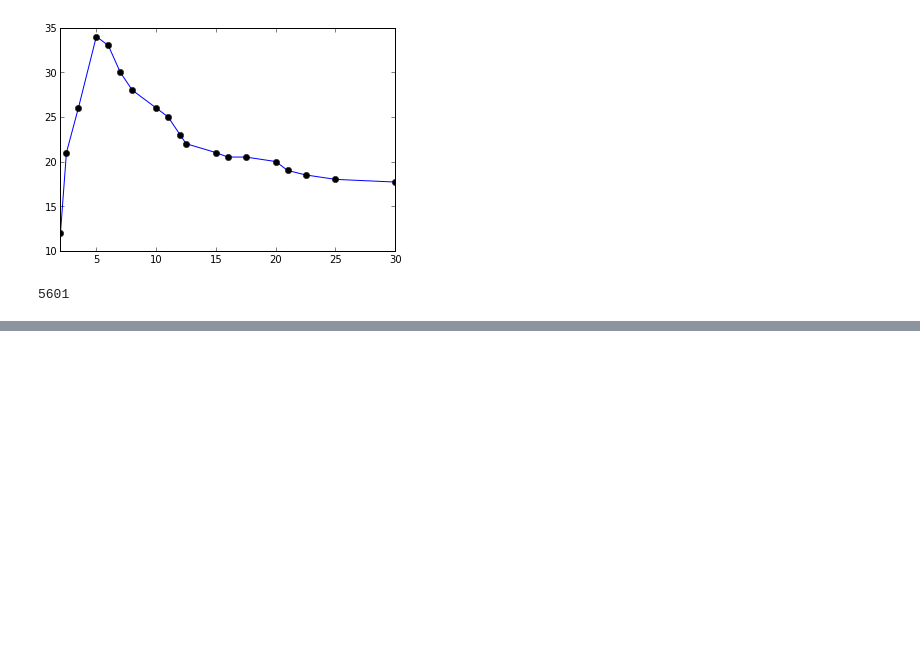
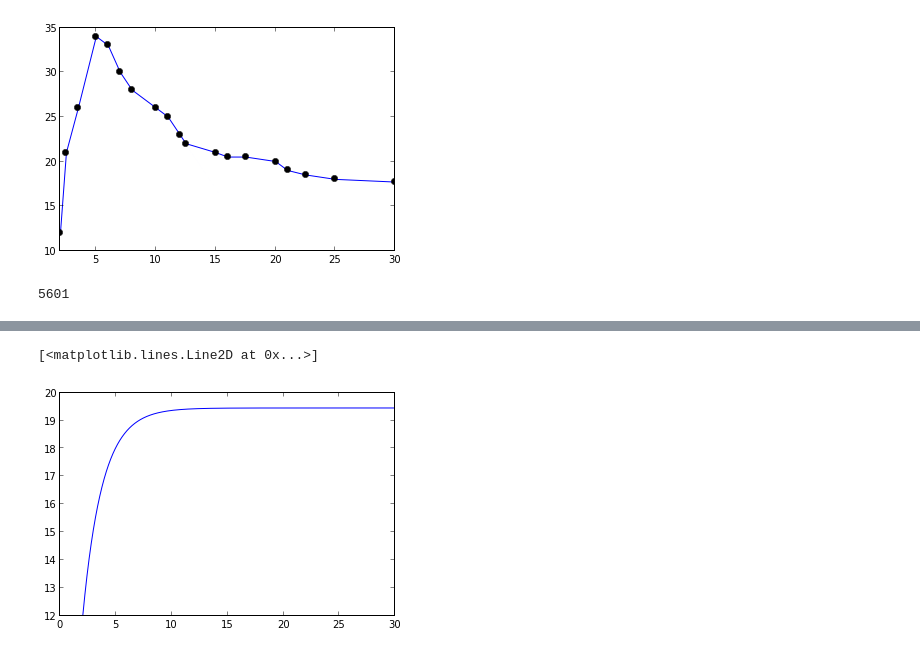
Before and after one commit to HalbardHobby/FisicaComputacional, a Jupyter notebook: Tarea8/Tarea8.ipynb, the cells around one changed output, grey strips where cells are left out. Cells and saved outputs as stored; diff of their text form; code cells hidden in the pictures; blank space fills up the shorter version.

```diff
--- a/Tarea8/Tarea8.ipynb
+++ b/Tarea8/Tarea8.ipynb
@@ -136,2 +134,74 @@ print alpha, beta, s0, km1, km2
 # %%
 #y he ahi un minimo local.
+def chi_sq(p_r):
+    return cost_j(p_r)*len(t)
+# %%
+#ahora se intenta Markov
+alpha_h=[]
+alpha_h.append(alpha)
+beta_h=[]
+beta_h.append(beta)
+s0_h=[]
+s0_h.append(s0)
+km1_h=[]
+km1_h.append(km1)
+km2_h=[]
+km2_h.append(km2)
+cos_h=[]
+cos_h.append(chi_sq(p_t))
+# %%
+n_it=200
+p_ini=[]
+for i in range(n_it):
+    p_ini=simular()
+
+    global alpha
+    global beta
+    global s0
+    global km1
+    global km2
+
+
+    alpha=random.normal(alpha_h[i],0.1)
+    beta=random.normal(beta_h[i],0.1)
+    s0=random.normal(s0_h[i],0.1)
+    km1=random.normal(km1_h[i],0.1)
+    km2=random.normal(km2_h[i],0.1)
+
+    p_pr=simular()
+
+    #plot(t,p)
+    #plot(t_r,p_init)
+    #plot(t_r,p_prime)
+    cost=chi_sq(p_init)
+    cost_pr=chi_sq(p_pr)
+    nike=cost_pr/cost #la diosa no la marca... por si las moscas
+
+    if(nike>=1.0):
+        alpha_h.append(alpha)
+        beta_h.append(beta)
+        s0_h.append(s0)
+        km1_h.append(km1)
+        km2_h.append(km2)
+        cos_h.append(cost_pr)
+
+    else:
+        gilgamesh = random.random()
+        if(gilgamesh<=nike):
+            alpha_h.append(alpha)
+            beta_h.append(beta)
+            s0_h.append(s0)
+            km1_h.append(km1)
+            km2_h.append(km2)
+            cos_h.append(cost_pr)
+        else:
+            alpha_h.append(alpha_h[i])
+            beta_h.append(beta_h[i])
+            s0_h.append(s0_h[i])
+            km1_h.append(km1_h[i])
+            km2_h.append(km2_h[i])
+            cos_h.append(cos_h[i])
+plot(t_r,p_ini)
+# %% [output]
+[<matplotlib.lines.Line2D at 0x...>]
+[figure, added]
```
Also changed, not shown: parts of 9 cells of this notebook.
